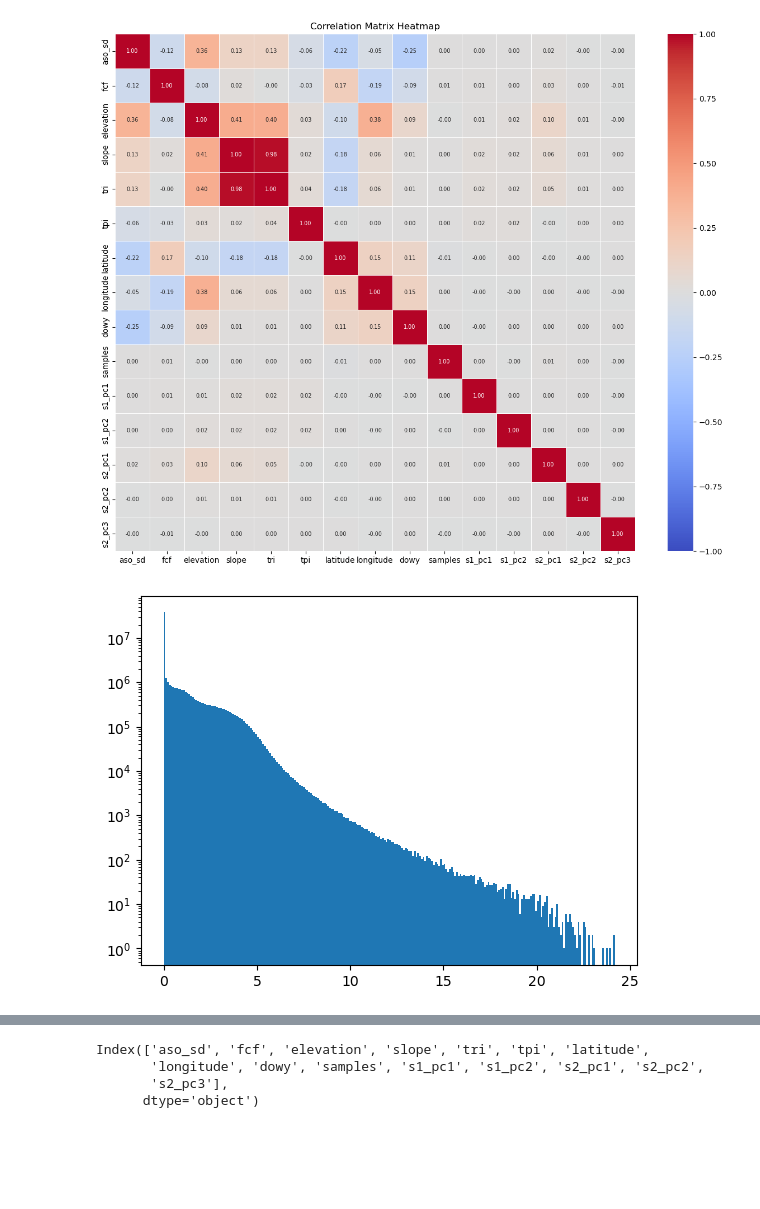
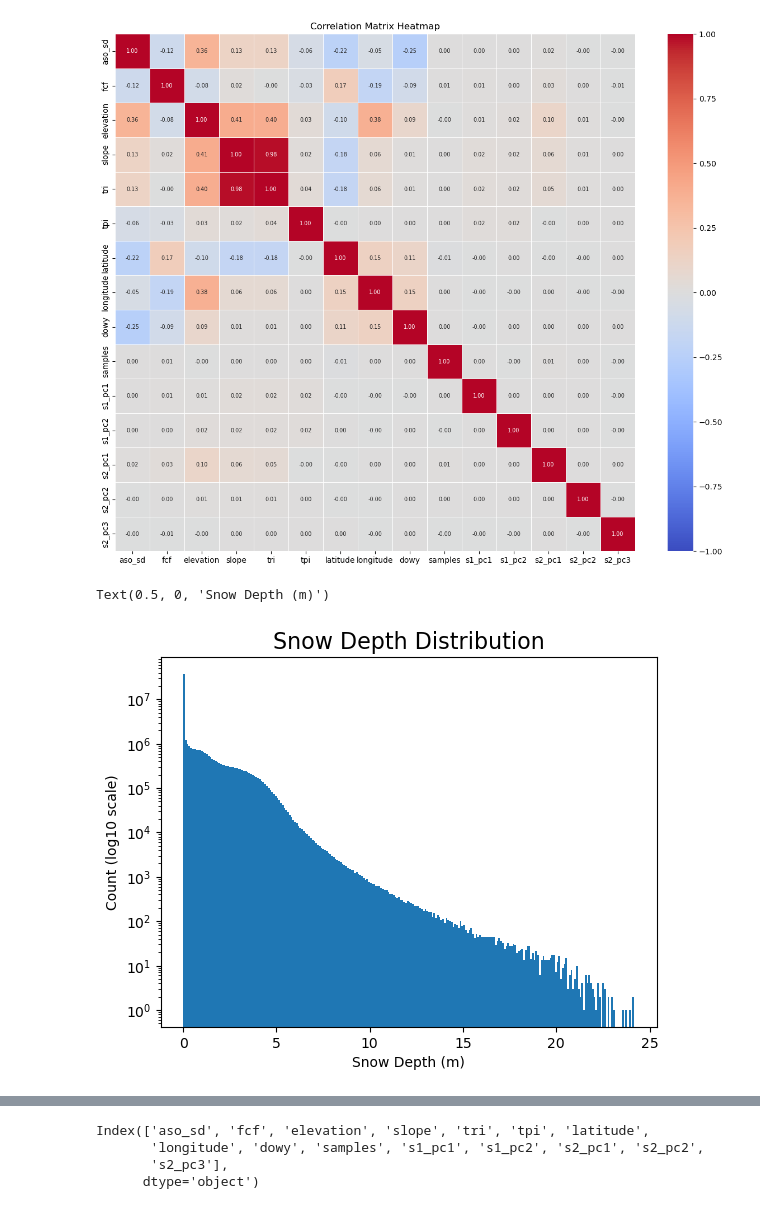
Before and after one commit to Jack-Hayes/mlgeo-2024-deep-snow, a Jupyter notebook: notebooks/jack_deepl_hw.ipynb, the cells around one changed output, grey strips where cells are left out. Saved outputs shown, nothing was run; the diff lists cells and outputs as text; code cells hidden in the pictures; blank space fills up the shorter version.

```diff
--- a/notebooks/jack_deepl_hw.ipynb
+++ b/notebooks/jack_deepl_hw.ipynb
@@ -116,10 +116,14 @@ plt.show()
 # %%
 # some of the snow depth values below are ridiculously high, but we have to remember that some of these values
 # are over the Olympics and some of these values were measured in 2023 wgucg was a record-setting snow year
 plt.hist(df_all.aso_sd.values, bins=256);
+plt.title("Snow Depth Distribution", fontsize=16)
 plt.yscale('log')
+plt.ylabel('Count (log10 scale)')
+plt.xlabel('Snow Depth (m)')
 # %% [output]
+Text(0.5, 0, 'Snow Depth (m)')
-[figure, old version]
+[figure, new version]
 # %%
 # most forest cover fraction values are between 0-0.1, makes sense for the mountains
 plt.hist(df_all.fcf.values, bins=100);
```
Also changed, not shown: parts of 17 cells of this notebook.
